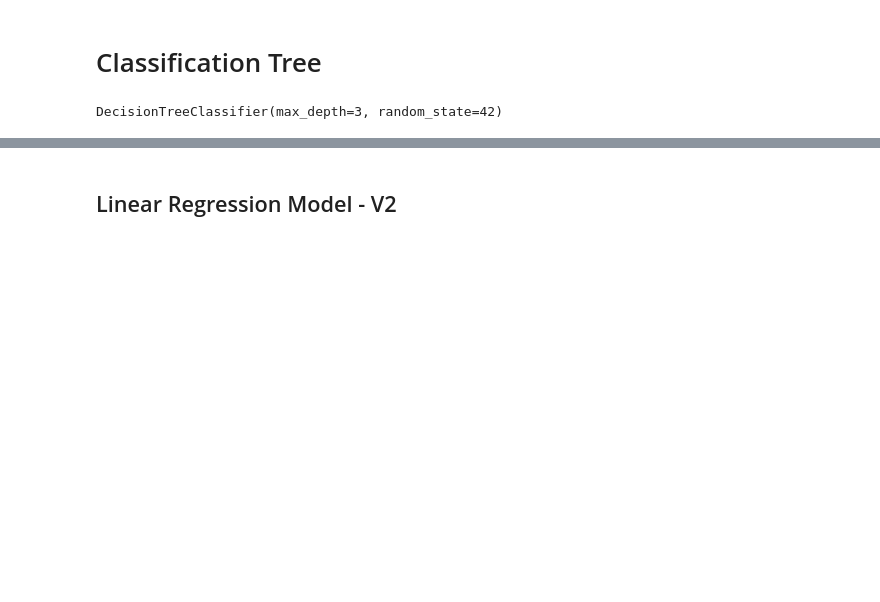
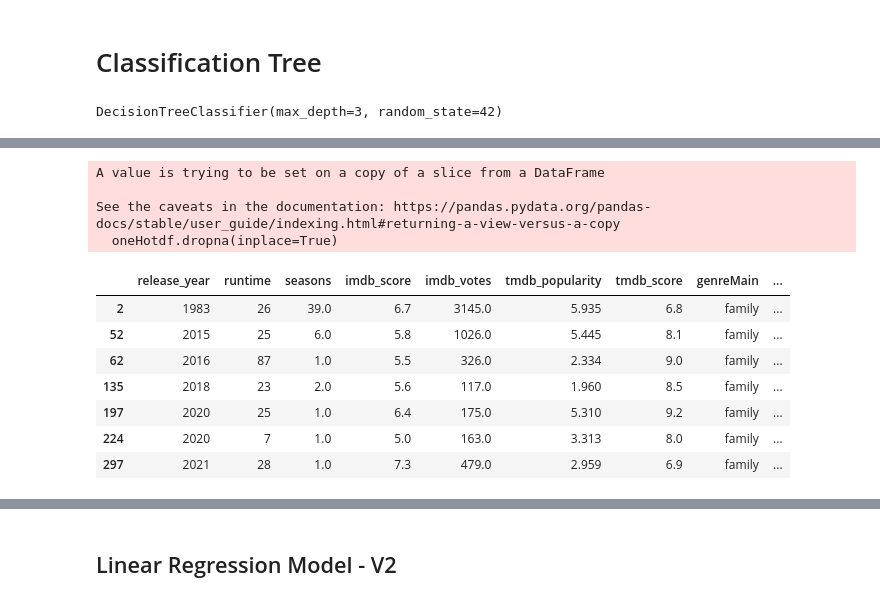
Before and after one commit to christianrhodes18/Netflix-Motivations, a Jupyter notebook: classTree.ipynb, the cells around one changed output, grey strips where cells are left out. Cells and saved outputs as stored; diff of their text form; code cells hidden in the pictures; blank space fills up the shorter version.

```diff
--- a/classTree.ipynb
+++ b/classTree.ipynb
@@ -94,0 +117,33 @@ ModuleNotFoundError: No module named 'matplotlib_inline'
+# %%
+oneHotdf=df[['release_year', 'runtime','seasons','imdb_score','imdb_votes','tmdb_popularity','tmdb_score','genreMain']]
+oneHotdf.dropna(inplace=True)
+encoder = OneHotEncoder(handle_unknown='ignore')
+encoder_df = pd.DataFrame(encoder.fit_transform(oneHotdf[['genreMain']]).toarray())
+final_df = pd.concat([oneHotdf.reset_index(drop=True), encoder_df], axis=1)
+new_names = {2:'comedy',
+             6:'family',
+             7:'reality',
+             5:'drama',
+             4:'documentary',
+             1:'animation',
+             9:'unknown',
+             0:'action',
+             3:'crime',
+             8:'sci-fi'}
+final_df = final_df.rename(columns=new_names)
+# %% [output]
+A value is trying to be set on a copy of a slice from a DataFrame
+
+See the caveats in the documentation: https://pandas.pydata.org/pandas-docs/stable/user_guide/indexing.html#returning-a-view-versus-a-copy
+  oneHotdf.dropna(inplace=True)
+# %%
+final_df[final_df['genreMain']=='family']
+# %% [output]
+|  | release_year | runtime | seasons | imdb_score | imdb_votes | tmdb_popularity | tmdb_score | genreMain | ... |
+| 2 | 1983 | 26 | 39.0 | 6.7 | 3145.0 | 5.935 | 6.8 | family | ... |
+| 52 | 2015 | 25 | 6.0 | 5.8 | 1026.0 | 5.445 | 8.1 | family | ... |
+| 62 | 2016 | 87 | 1.0 | 5.5 | 326.0 | 2.334 | 9.0 | family | ... |
+| 135 | 2018 | 23 | 2.0 | 5.6 | 117.0 | 1.960 | 8.5 | family | ... |
+| 197 | 2020 | 25 | 1.0 | 6.4 | 175.0 | 5.310 | 9.2 | family | ... |
+| 224 | 2020 | 7 | 1.0 | 5.0 | 163.0 | 3.313 | 8.0 | family | ... |
+| 297 | 2021 | 28 | 1.0 | 7.3 | 479.0 | 2.959 | 6.9 | family | ... |
```
Also changed, not shown: parts of 17 cells of this notebook.
